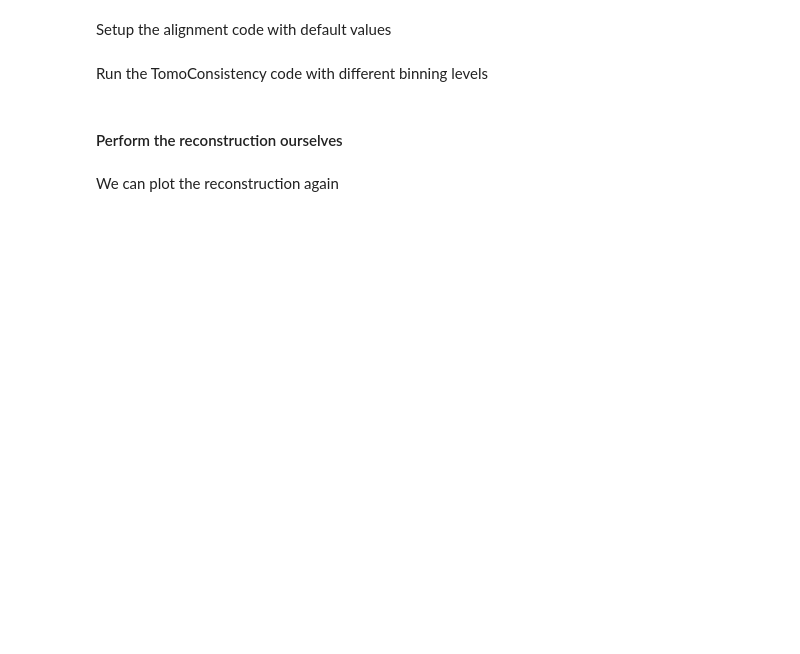
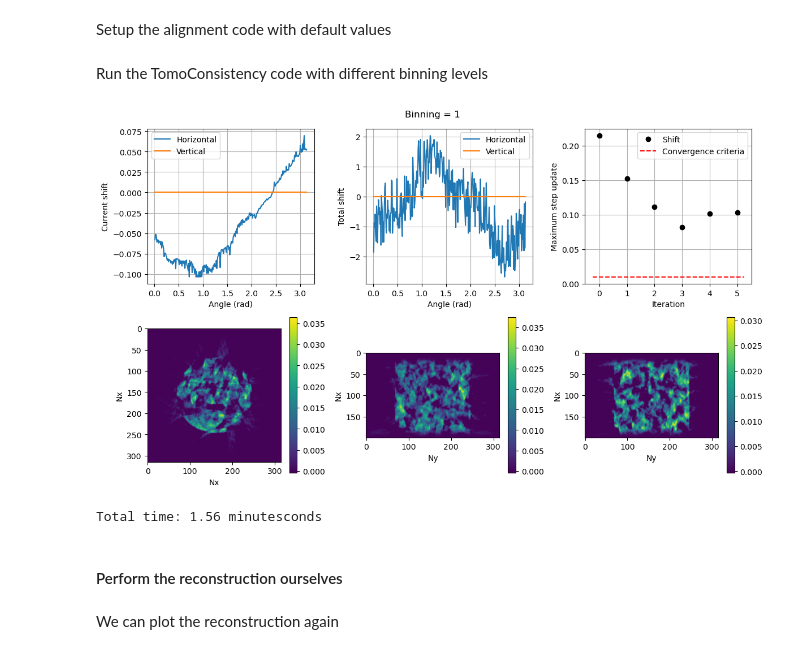
Before and after one commit to TomographicImaging/PtychographyAlignment, a Jupyter notebook: applications/alignment_pipeline.ipynb, the cells around one changed output. Cells and saved outputs as stored; diff of their text form; code cells hidden in the pictures; blank space fills up the shorter version.

```diff
--- a/applications/alignment_pipeline.ipynb
+++ b/applications/alignment_pipeline.ipynb
@@ -146,25 +175,28 @@ Run the TomoConsistency code with different binning levels
 # %%
 import time
 t0 = time.time()
 
 # Loop over different binning levels
-bin_levels = [8, 4, 2, 1]
+bin_levels = [ 4, 2, 1]
 
 shift_tomoconsistency = np.zeros((Nangles,2))
 for binning in bin_levels:
 
     # Apply ROI and binning
     sinogram = utils.shift_tools.imshift_generic(img_grad, shift=np.zeros((Nangles,2)), Npix = None, affine_matrix = None, smooth = 5,
                                         ROI = ROI, downsample = binning, interp_method = 'fft', interp_sign = 1)
 
 
     weights_find_shift = np.maximum(0,1-convolution_result)
     weights_find_shift = utils.shift_tools.imshift_generic(weights_find_shift, shift=np.zeros((Nangles,2)), Npix = None, affine_matrix = None, smooth = 0,
                                         ROI = ROI, downsample = binning, interp_method = 'linear', interp_sign = 1)
 
     shift_tomoconsistency, _, rec, _ = aligner.run_alignment(sinogram, theta, weights_find_shift, shift_tomoconsistency, binning)
 
 print(f'\rTotal time: {(time.time() - t0)/60:.2f} minutes')
+# %% [output]
+[figure, added]
+Total time: 1.56 minutesconds
 # %%
 shift_total[:,0] = shift_total[:,0] + shift_tomoconsistency[:,0] # only apply horizontal
 # shift_total = shift_total + shift_tomoconsistency # apply both
```
Also changed, not shown: parts of 14 cells of this notebook, 2 other files.
